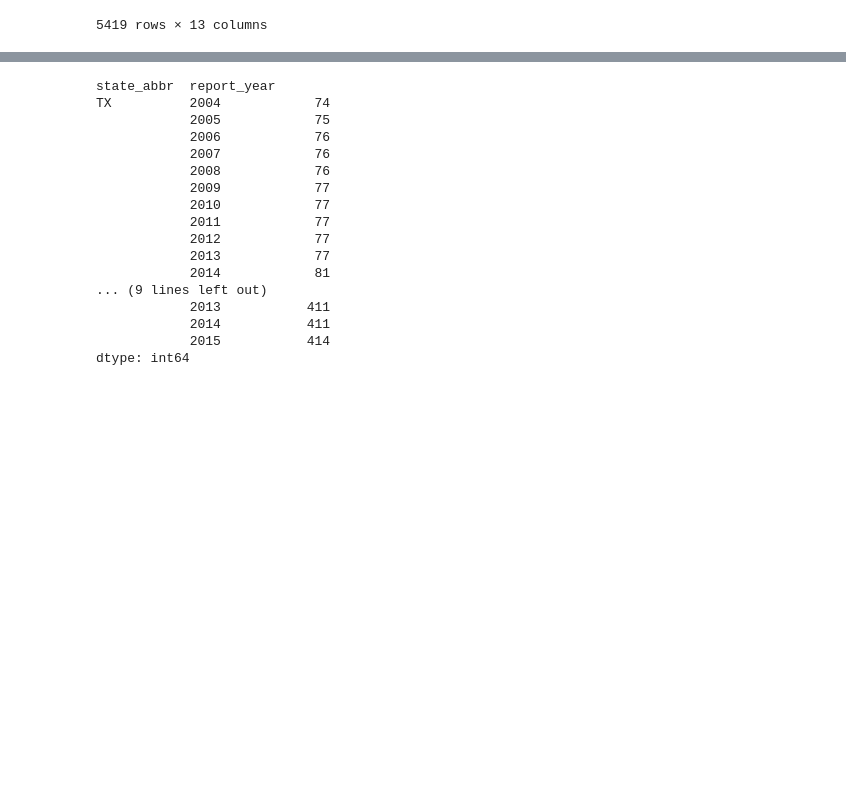
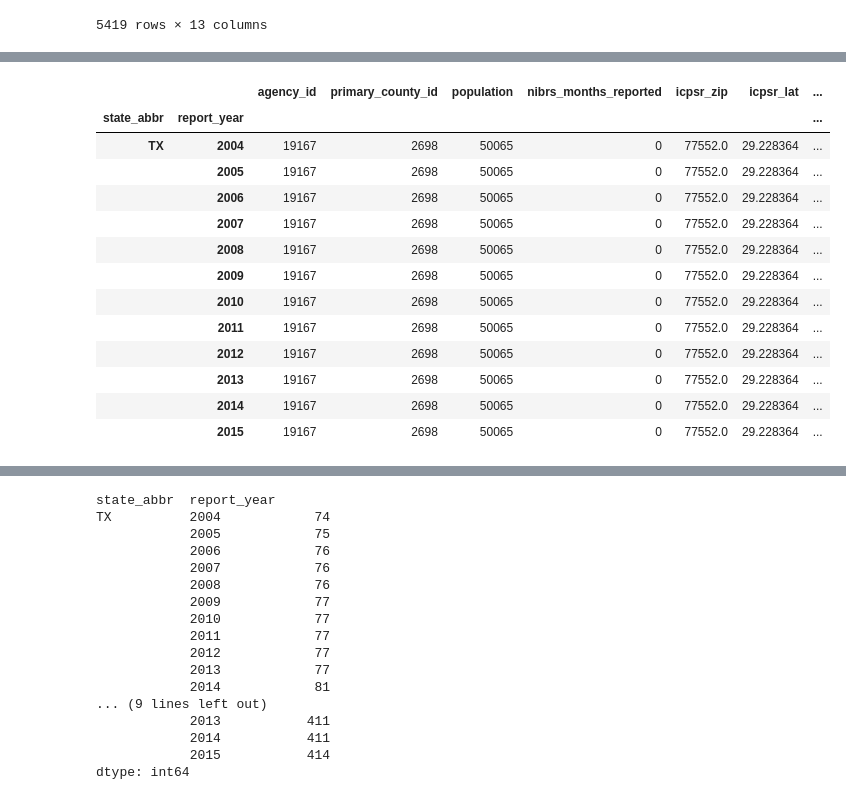
Before and after one commit to olegmrnv/crime_correlations, a Jupyter notebook: notebooks/agencies_heatmap.ipynb, the cells around one changed output, grey strips where cells are left out. Drawn from its saved outputs; the diff is of its cells as text; code cells hidden in the pictures; blank space fills up the shorter version.

```diff
--- a/notebooks/agencies_heatmap.ipynb
+++ b/notebooks/agencies_heatmap.ipynb
@@ -104,3 +104,6 @@ participant_all_agencies_df
 | 18329 | VA2015cde_agencies.csv | 2015 | 20217 | VA0540100 | Louisa Police Department | VA | 2974 | ... |
 | 18330 | VA2015cde_agencies.csv | 2015 | 20147 | VA033SP00 | State Police: Franklin County | VA | 2946 | ... |
 5419 rows × 13 columns
+# %%
+galveston_data = all_agencies_df.loc[all_agencies_df["ori"] == "TX0840400", :]
+galveston_data
@@ -106,0 +124,19 @@ participant_all_agencies_df
+# %%
+galveston_population_df = pd.DataFrame(galveston_data)
+galveston_data_grouped = galveston_data.groupby(['state_abbr', 'report_year']).sum()
+galveston_data_grouped
+# %% [output]
+|  |  | agency_id | primary_county_id | population | nibrs_months_reported | icpsr_zip | icpsr_lat | ... |
+| state_abbr | report_year |  |  |  |  |  |  | ... |
+| TX | 2004 | 19167 | 2698 | 50065 | 0 | 77552.0 | 29.228364 | ... |
+|  | 2005 | 19167 | 2698 | 50065 | 0 | 77552.0 | 29.228364 | ... |
+|  | 2006 | 19167 | 2698 | 50065 | 0 | 77552.0 | 29.228364 | ... |
+|  | 2007 | 19167 | 2698 | 50065 | 0 | 77552.0 | 29.228364 | ... |
+|  | 2008 | 19167 | 2698 | 50065 | 0 | 77552.0 | 29.228364 | ... |
+|  | 2009 | 19167 | 2698 | 50065 | 0 | 77552.0 | 29.228364 | ... |
+|  | 2010 | 19167 | 2698 | 50065 | 0 | 77552.0 | 29.228364 | ... |
+|  | 2011 | 19167 | 2698 | 50065 | 0 | 77552.0 | 29.228364 | ... |
+|  | 2012 | 19167 | 2698 | 50065 | 0 | 77552.0 | 29.228364 | ... |
+|  | 2013 | 19167 | 2698 | 50065 | 0 | 77552.0 | 29.228364 | ... |
+|  | 2014 | 19167 | 2698 | 50065 | 0 | 77552.0 | 29.228364 | ... |
+|  | 2015 | 19167 | 2698 | 50065 | 0 | 77552.0 | 29.228364 | ... |
```
Also changed, not shown: parts of 7 cells of this notebook.
